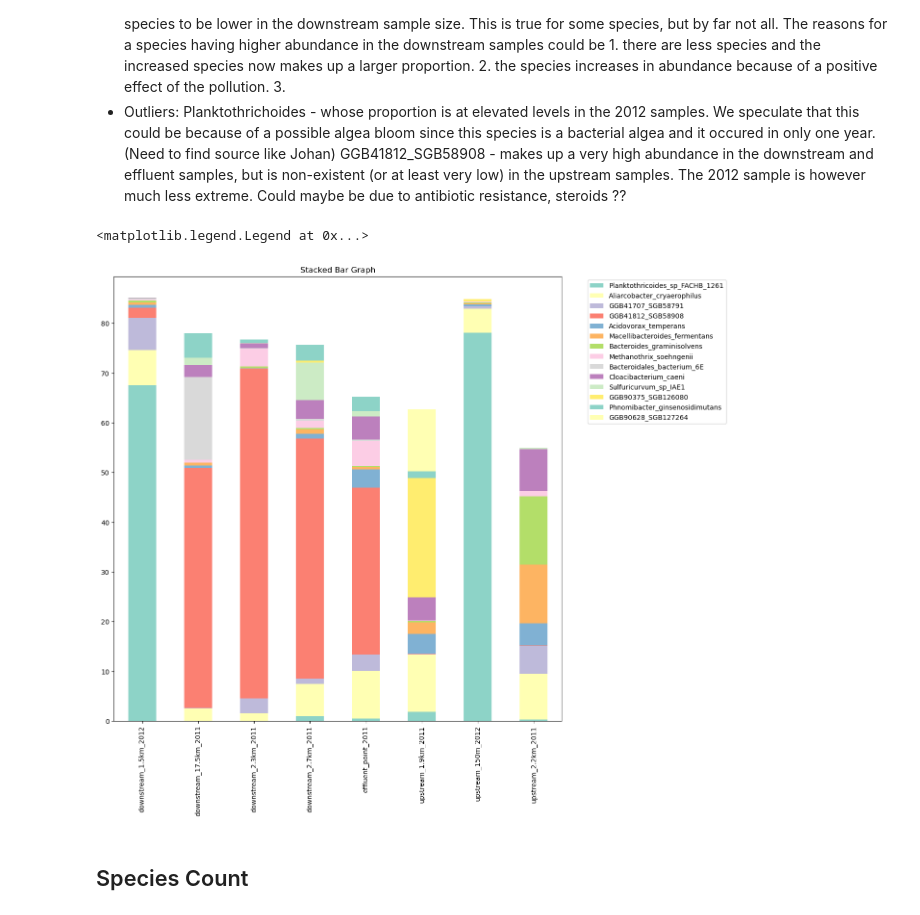
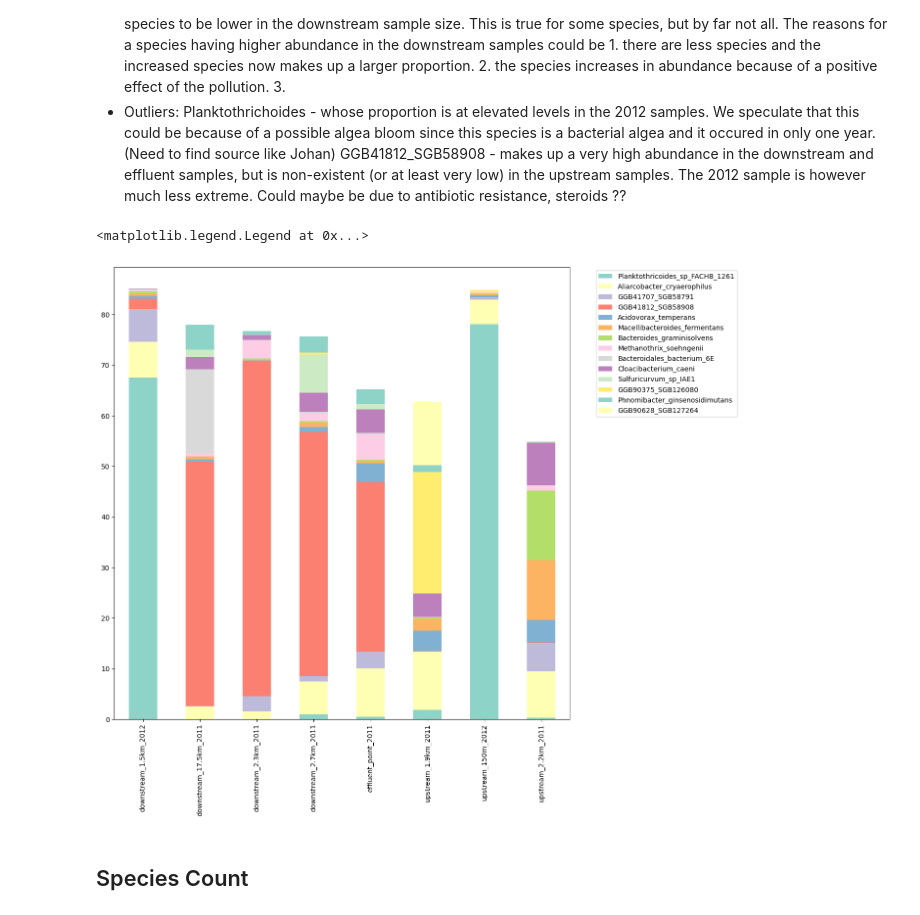
Before and after one commit to blomfelt/BBT045_Project, a Jupyter notebook: Project_group1.ipynb, the cells around one changed output. Drawn from its saved outputs; the diff is of its cells as text; code cells hidden in the pictures.

```diff
--- a/Project_group1.ipynb
+++ b/Project_group1.ipynb
@@ -134,7 +152,7 @@ done
 # %% [markdown]
 ## Create Dataframes
 # %%
-species_file = "merged_abundance_table_species.txt"
+species_file = "data/merged_abundance_table_species.txt"
 
 # Tab separated, first row column names, first column row names
 species_df = pd.read_csv(species_file, sep='\t', header=0, index_col=0)
@@ -323,17 +341,18 @@ plt.show()
 # %%
 # Transpose the dataframe to plot the correct relation
 stacked_bar_chart_df = imp_heatmap_df.transpose()
 
 with sns.color_palette("Set3", n_colors=14):
     stacked_bar_chart_df.plot(
         kind = 'bar',
         stacked = True,
-        title = 'Stacked Bar Graph',
+        title = '',
         mark_right = True)
 plt.legend(bbox_to_anchor=(1.05, 1), loc = "upper left")
+#plt.savefig("visuals/stacked_barplot.png")
 # %% [output]
 <matplotlib.legend.Legend at 0x...>
-[figure, old version]
+[figure, new version]
 # %% [markdown]
 ## Species Count
 # %%
```
Also changed, not shown: parts of 12 cells of this notebook, 25 other files.
